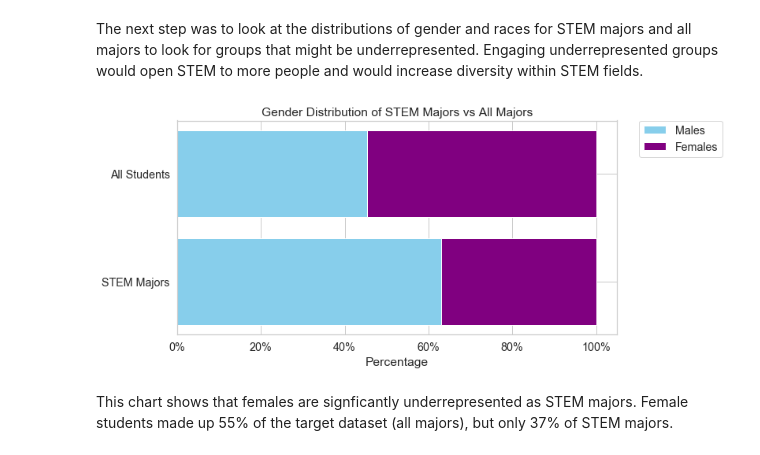
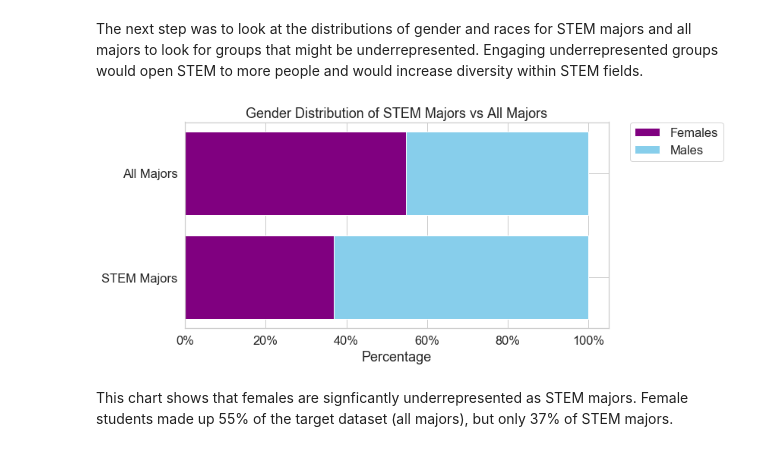
Before and after one commit to laurenphipps/STEM-majors, a Jupyter notebook: Final_Notebook.ipynb, the cells around one changed output. Cells and saved outputs as stored; diff of their text form; code cells hidden in the pictures.

```diff
--- a/Final_Notebook.ipynb
+++ b/Final_Notebook.ipynb
@@ -48,7 +48,7 @@ import custom_functions as cf
 import pandas as pd
 import numpy as np
 import seaborn as sns
-sns.set(font_scale = 1.3, style = 'whitegrid')
+sns.set(font_scale = 1.5, style = 'whitegrid')
 import matplotlib.pyplot as plt
 import matplotlib.ticker as mtick
 %matplotlib inline
@@ -72,7 +72,6 @@ from matplotlib.patches import Patch
 from sklearn.metrics import roc_curve, roc_auc_score
 
 pd.set_option('display.max_columns', 300)
-%autoreload 2
 # %%
 #import dataset with selected features (reference above)
 df = cf.import_it('data-files/HSLS/hsls_17_student_pets_sr_v1_0.csv')
@@ -252,38 +244,38 @@ target_gender.rename(columns = {'X2SEX':'value'}, inplace = True)
 target_gender.reset_index(inplace=True, level = ('target', 'X2SEX'))
 
 #isolate only students choosing a stem major
 target_gender = target_gender[target_gender['target'] != 0]
 
 #reset overall distribution df index and change column titles to align with other df
 gender.reset_index(inplace=True)
 gender.rename(columns = {'X2SEX':'value', 'index' : 'X2SEX'}, inplace = True)
 
 #append overall distribution to target distribution
 target_gender = target_gender.append(gender, sort = True)
 
 #change 1/2 to male/female labels
 target_gender['X2SEX'] = target_gender['X2SEX'].map({1: 'Male', 2: 'Female'})
 
 #create x-values for barchart
 males = target_gender[target_gender['X2SEX'] == 'Male']['value'].values
 females = target_gender[target_gender['X2SEX'] == 'Female']['value'].values
 
 #create visual
-label = ['STEM Majors', 'All Students']
+label = ['STEM Majors', 'All Majors']
 fig = plt.figure(figsize = (10, 5))
 ax = fig.add_subplot(111)
-ax.barh(label, males, align='center', color='skyblue',label='Males')
-ax.barh(label, females, align='center', left=males, color='purple',label='Females')
+ax.barh(label, females, align='center', color='purple',label='Females')
+ax.barh(label, males, align='center', left=females, color='skyblue',label='Males')
 ax.set_yticks(label)
 ax.xaxis.set_major_formatter(mtick.PercentFormatter(xmax = 1))
 ax.set_xlabel('Percentage')
 ax.set_title('Gender Distribution of STEM Majors vs All Majors')
 ax.legend(bbox_to_anchor=(1.05, 1), loc=2, borderaxespad=0.)
 
 
-#plt.savefig('img/gender-majors.png', bbox_inches='tight', transparent=True)
+plt.savefig('img/gender-majors.png', bbox_inches='tight', transparent=True)
 # %% [output]
-[figure, old version]
+[figure, new version]
 # %% [markdown]
 This chart shows that females are signficantly underrepresented as STEM majors. Female students made up 55% of the target dataset (all majors), but only 37% of STEM majors.
 # %%
```
Also changed, not shown: parts of 30 cells of this notebook, 10 other files.
